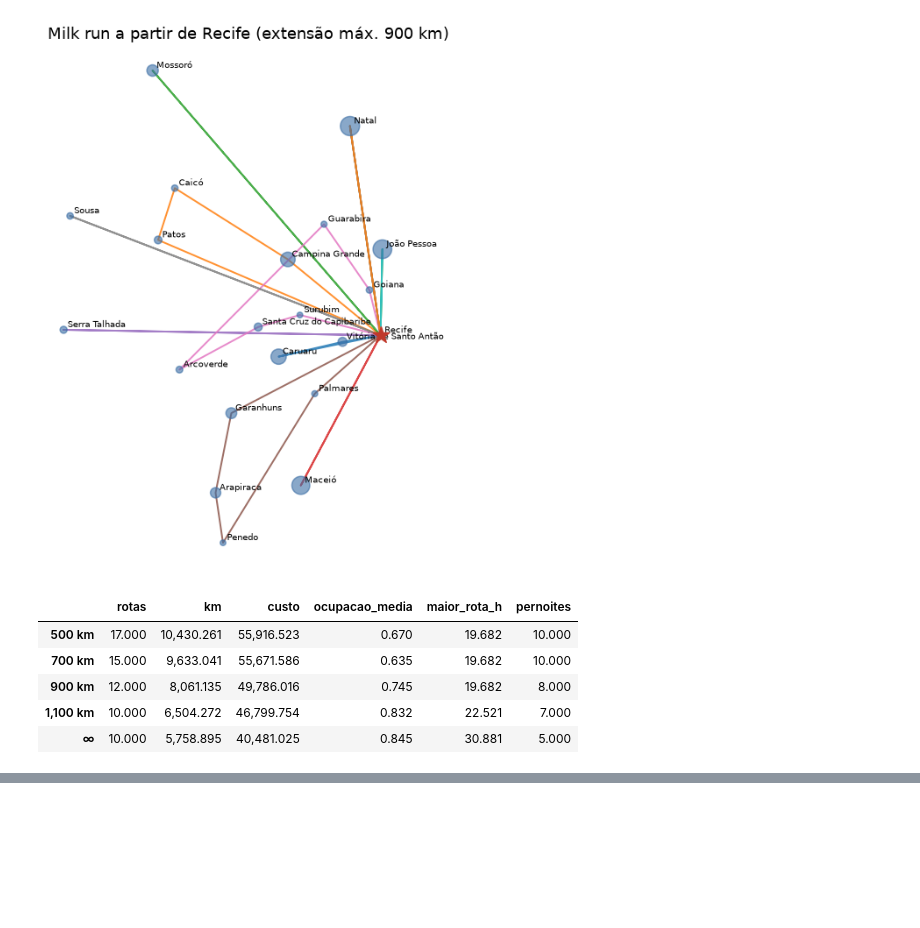
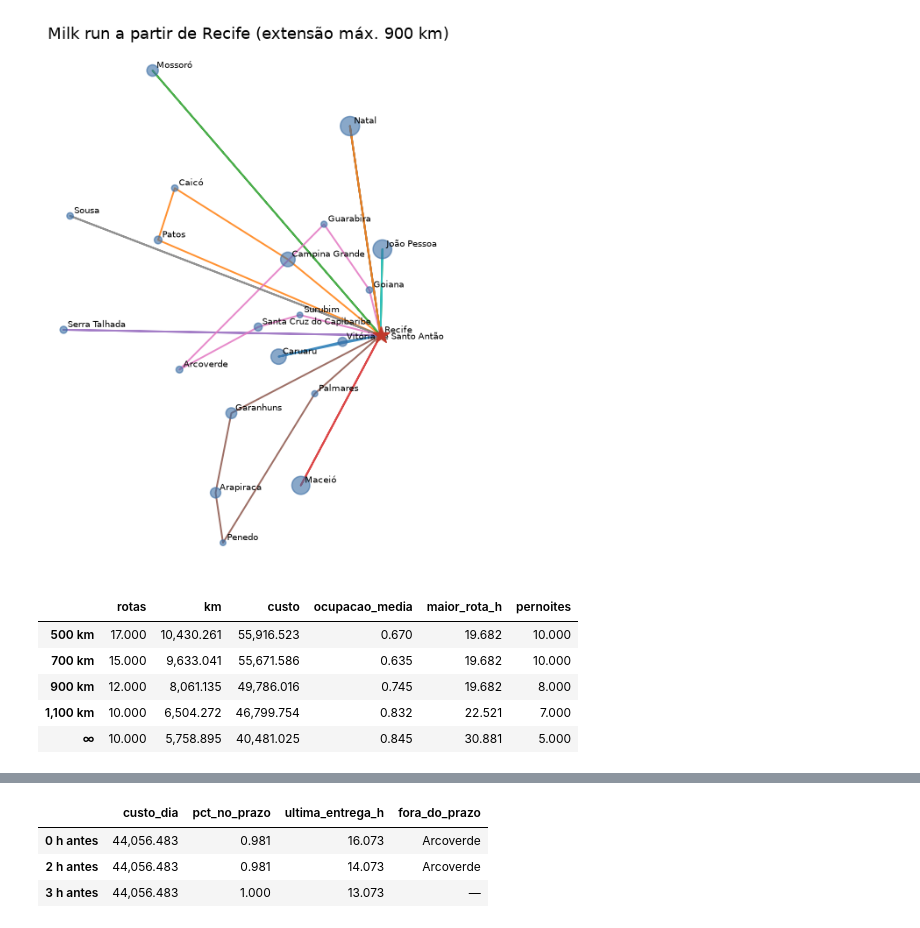
Before and after one commit to fabiojmjr-oss/KPIs-OKRs-SLAs, a Jupyter notebook: notebooks/middle_mile_consolidacao_rotas.ipynb, the cells around one changed output, grey strips where cells are left out. Cells and saved outputs as stored; diff of their text form; code cells hidden in the pictures; blank space fills up the shorter version.

```diff
--- a/notebooks/middle_mile_consolidacao_rotas.ipynb
+++ b/notebooks/middle_mile_consolidacao_rotas.ipynb
@@ -194,0 +237,10 @@ pd.DataFrame({('∞' if not np.isfinite(k) else f'{k:,.0f} km'): r.loc['milk run
+# %%
+from dataclasses import replace
+cen = {f'{h} h antes': mm.avaliar_rede(['Patos'], p=mm.ParametrosRede(antecipacao_linehaul_h=h)) for h in (0, 2, 3)}
+pd.DataFrame({k: {'custo_dia': v['custo_dia'], 'pct_no_prazo': v['pct_demanda_no_prazo'], 'ultima_entrega_h': v['ultima_entrega_h'],
+                  'fora_do_prazo': v['cidades_fora_do_prazo'] or '—'} for k, v in cen.items()}).T
+# %% [output]
+|  | custo_dia | pct_no_prazo | ultima_entrega_h | fora_do_prazo |
+| 0 h antes | 44,056.483 | 0.981 | 16.073 | Arcoverde |
+| 2 h antes | 44,056.483 | 0.981 | 14.073 | Arcoverde |
+| 3 h antes | 44,056.483 | 1.000 | 13.073 | — |
```
Also changed, not shown: parts of 10 cells of this notebook, 6 other files.
